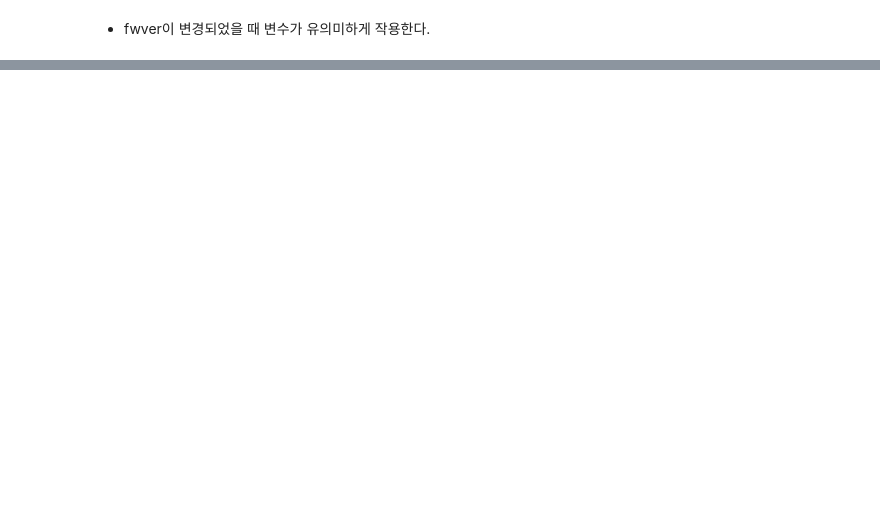
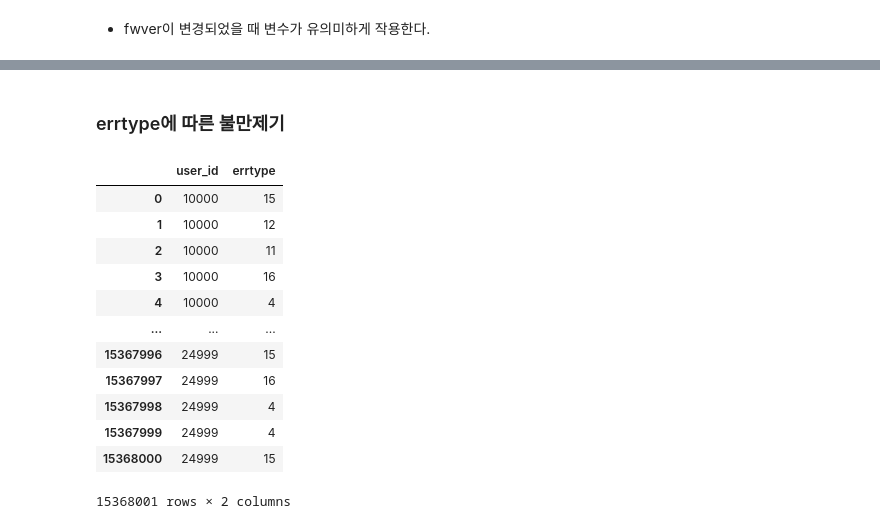
Before and after one commit to LEEHM97/machine-learning-exercises, a Jupyter notebook: 10.DAYCON대회_사용자불편예지/EDA.ipynb, the cells around one changed output, grey strips where cells are left out. Cells and saved outputs as stored; diff of their text form; code cells hidden in the pictures; blank space fills up the shorter version.

```diff
--- a/10.DAYCON대회_사용자불편예지/EDA.ipynb
+++ b/10.DAYCON대회_사용자불편예지/EDA.ipynb
@@ -368,0 +427,19 @@ print(f"fwver가 변경되고 불만을 제기한 사람 {user_prob_sum/user_sum
+# %% [markdown]
+### errtype에 따른 불만제기
+# %%
+errtype_df = train_err[['user_id', 'errtype']]
+errtype_df
+# %% [output]
+|  | user_id | errtype |
+| 0 | 10000 | 15 |
+| 1 | 10000 | 12 |
+| 2 | 10000 | 11 |
+| 3 | 10000 | 16 |
+| 4 | 10000 | 4 |
+| ... | ... | ... |
+| 15367996 | 24999 | 15 |
+| 15367997 | 24999 | 16 |
+| 15367998 | 24999 | 4 |
+| 15367999 | 24999 | 4 |
+| 15368000 | 24999 | 15 |
+15368001 rows × 2 columns
```
Also changed, not shown: parts of 45 cells of this notebook.
